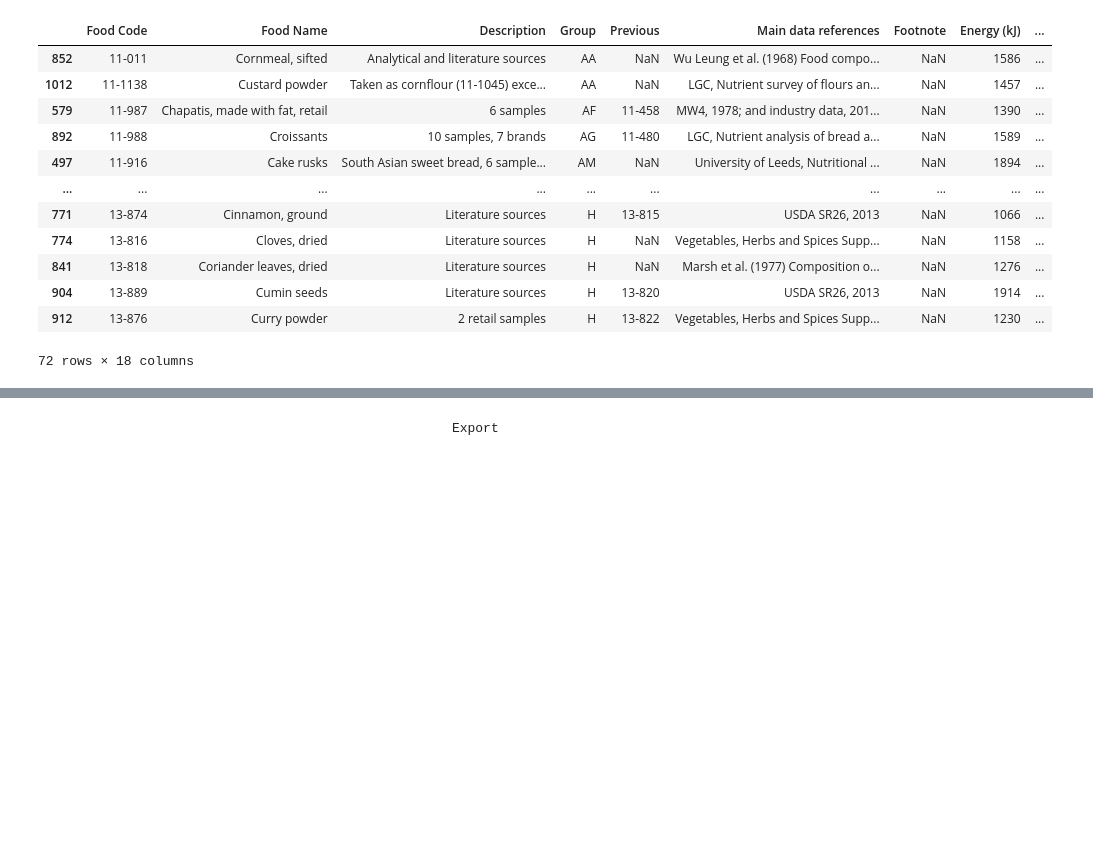
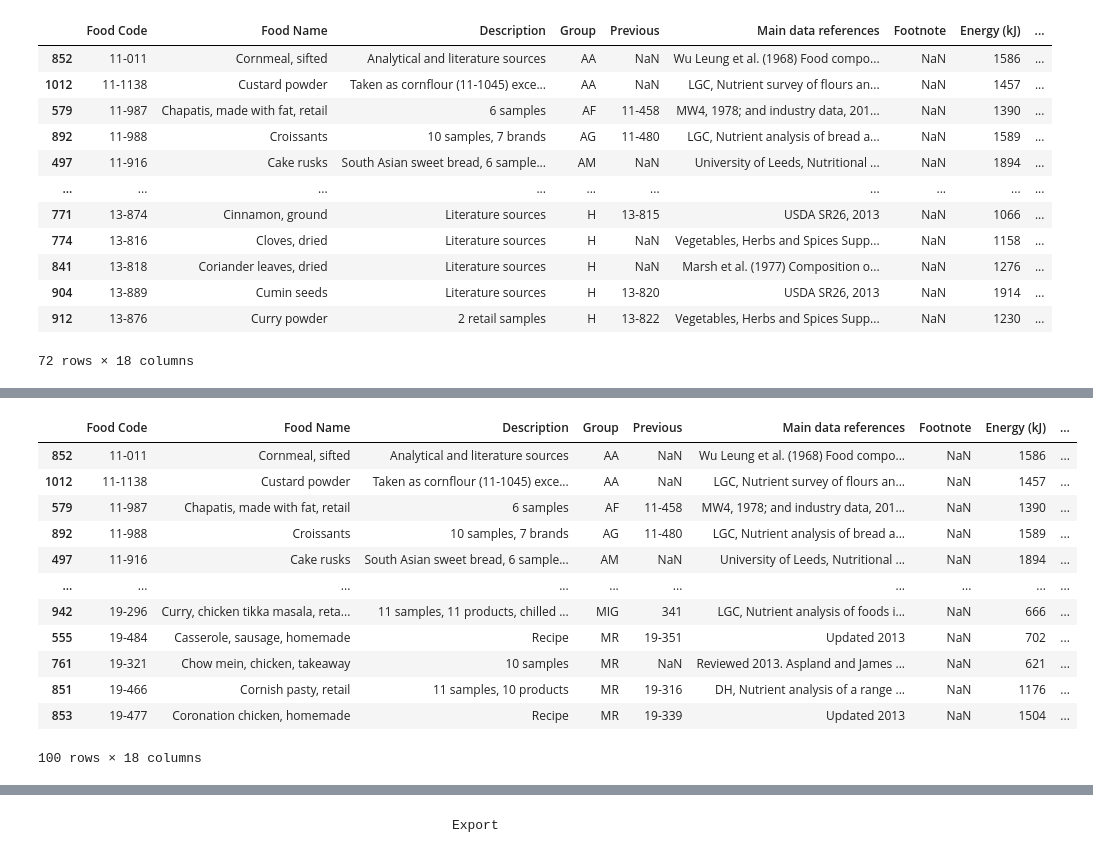
Before and after one commit to elliotkarikari/Product_Weight_Project, a Jupyter notebook: Jupter_notebooks/Reduction, Products that start with C.ipynb, the cells around one changed output, grey strips where cells are left out. Drawn from its saved outputs; the diff is of its cells as text; code cells hidden in the pictures; blank space fills up the shorter version.

```diff
--- a/Jupter_notebooks/Reduction, Products that start with C.ipynb
+++ b/Jupter_notebooks/Reduction, Products that start with C.ipynb
@@ -1884,0 +1914,17 @@ NameError: name 'Red33' is not defined
+# %%
+Red28 = pd.concat([Red27,Filt_MR], axis=0, join='inner')
+Red28
+# %% [output]
+|  | Food Code | Food Name | Description | Group | Previous | Main data references | Footnote | Energy (kJ) | ... |
+| 852 | 11-011 | Cornmeal, sifted | Analytical and literature sources | AA | NaN | Wu Leung et al. (1968) Food compo... | NaN | 1586 | ... |
+| 1012 | 11-1138 | Custard powder | Taken as cornflour (11-1045) exce... | AA | NaN | LGC, Nutrient survey of flours an... | NaN | 1457 | ... |
+| 579 | 11-987 | Chapatis, made with fat, retail | 6 samples | AF | 11-458 | MW4, 1978; and industry data, 201... | NaN | 1390 | ... |
+| 892 | 11-988 | Croissants | 10 samples, 7 brands | AG | 11-480 | LGC, Nutrient analysis of bread a... | NaN | 1589 | ... |
+| 497 | 11-916 | Cake rusks | South Asian sweet bread, 6 sample... | AM | NaN | University of Leeds, Nutritional ... | NaN | 1894 | ... |
+| ... | ... | ... | ... | ... | ... | ... | ... | ... | ... |
+| 942 | 19-296 | Curry, chicken tikka masala, reta... | 11 samples, 11 products, chilled ... | MIG | 341 | LGC, Nutrient analysis of foods i... | NaN | 666 | ... |
+| 555 | 19-484 | Casserole, sausage, homemade | Recipe | MR | 19-351 | Updated 2013 | NaN | 702 | ... |
+| 761 | 19-321 | Chow mein, chicken, takeaway | 10 samples | MR | NaN | Reviewed 2013. Aspland and James ... | NaN | 621 | ... |
+| 851 | 19-466 | Cornish pasty, retail | 11 samples, 10 products | MR | 19-316 | DH, Nutrient analysis of a range ... | NaN | 1176 | ... |
+| 853 | 19-477 | Coronation chicken, homemade | Recipe | MR | 19-339 | Updated 2013 | NaN | 1504 | ... |
+100 rows × 18 columns
```
Also changed, not shown: parts of 30 cells of this notebook.
